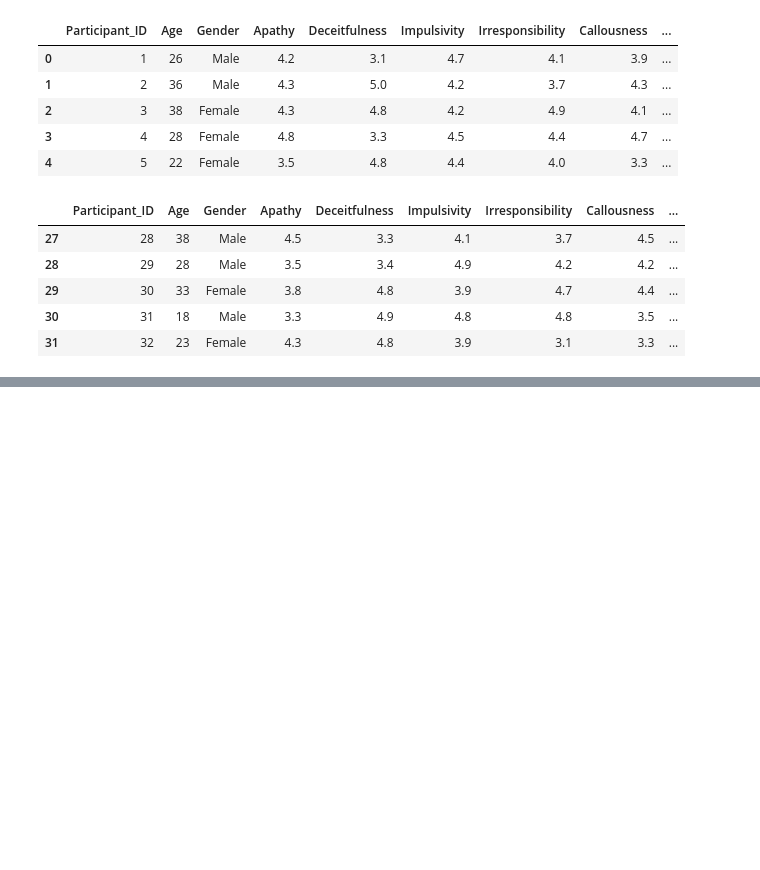
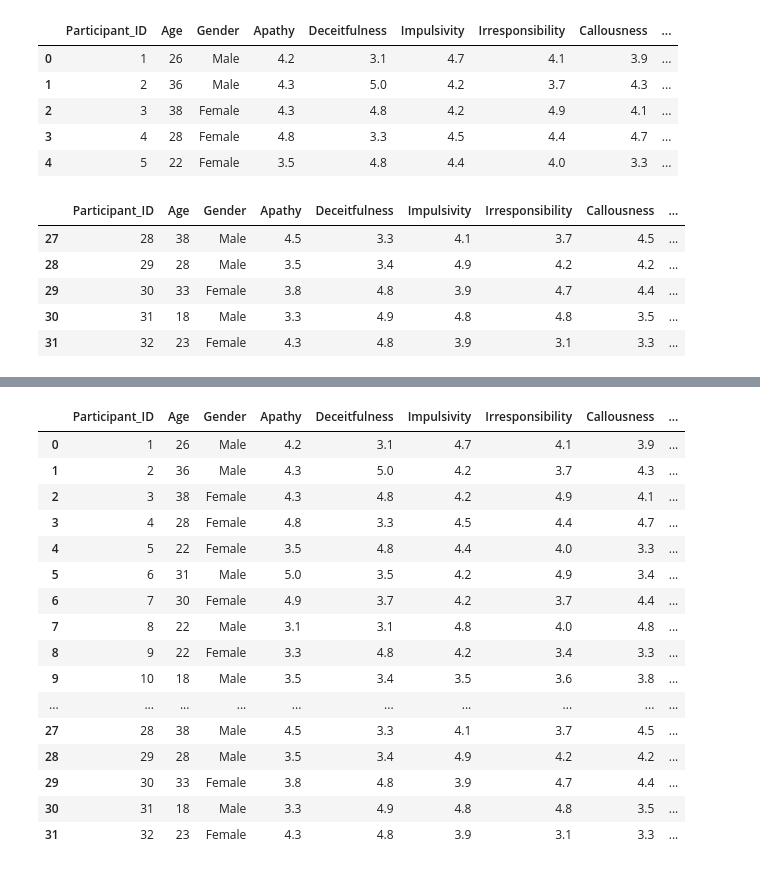
Before and after one commit to MimoHasPurpose/Exploration, a Jupyter notebook: seaborn/research/antisocial.ipynb, the cells around one changed output, grey strips where cells are left out. Drawn from its saved outputs; the diff is of its cells as text; code cells hidden in the pictures; blank space fills up the shorter version.

```diff
--- a/seaborn/research/antisocial.ipynb
+++ b/seaborn/research/antisocial.ipynb
@@ -57,0 +67,20 @@ data.tail()
+# %%
+data
+# %% [output]
+|  | Participant_ID | Age | Gender | Apathy | Deceitfulness | Impulsivity | Irresponsibility | Callousness | ... |
+| 0 | 1 | 26 | Male | 4.2 | 3.1 | 4.7 | 4.1 | 3.9 | ... |
+| 1 | 2 | 36 | Male | 4.3 | 5.0 | 4.2 | 3.7 | 4.3 | ... |
+| 2 | 3 | 38 | Female | 4.3 | 4.8 | 4.2 | 4.9 | 4.1 | ... |
+| 3 | 4 | 28 | Female | 4.8 | 3.3 | 4.5 | 4.4 | 4.7 | ... |
+| 4 | 5 | 22 | Female | 3.5 | 4.8 | 4.4 | 4.0 | 3.3 | ... |
+| 5 | 6 | 31 | Male | 5.0 | 3.5 | 4.2 | 4.9 | 3.4 | ... |
+| 6 | 7 | 30 | Female | 4.9 | 3.7 | 4.2 | 3.7 | 4.4 | ... |
+| 7 | 8 | 22 | Male | 3.1 | 3.1 | 4.8 | 4.0 | 4.8 | ... |
+| 8 | 9 | 22 | Female | 3.3 | 4.8 | 4.2 | 3.4 | 3.3 | ... |
+| 9 | 10 | 18 | Male | 3.5 | 3.4 | 3.5 | 3.6 | 3.8 | ... |
+| ... | ... | ... | ... | ... | ... | ... | ... | ... | ... |
+| 27 | 28 | 38 | Male | 4.5 | 3.3 | 4.1 | 3.7 | 4.5 | ... |
+| 28 | 29 | 28 | Male | 3.5 | 3.4 | 4.9 | 4.2 | 4.2 | ... |
+| 29 | 30 | 33 | Female | 3.8 | 4.8 | 3.9 | 4.7 | 4.4 | ... |
+| 30 | 31 | 18 | Male | 3.3 | 4.9 | 4.8 | 4.8 | 3.5 | ... |
+| 31 | 32 | 23 | Female | 4.3 | 4.8 | 3.9 | 3.1 | 3.3 | ... |
```
Also changed, not shown: parts of 11 cells of this notebook, 4 other files.
